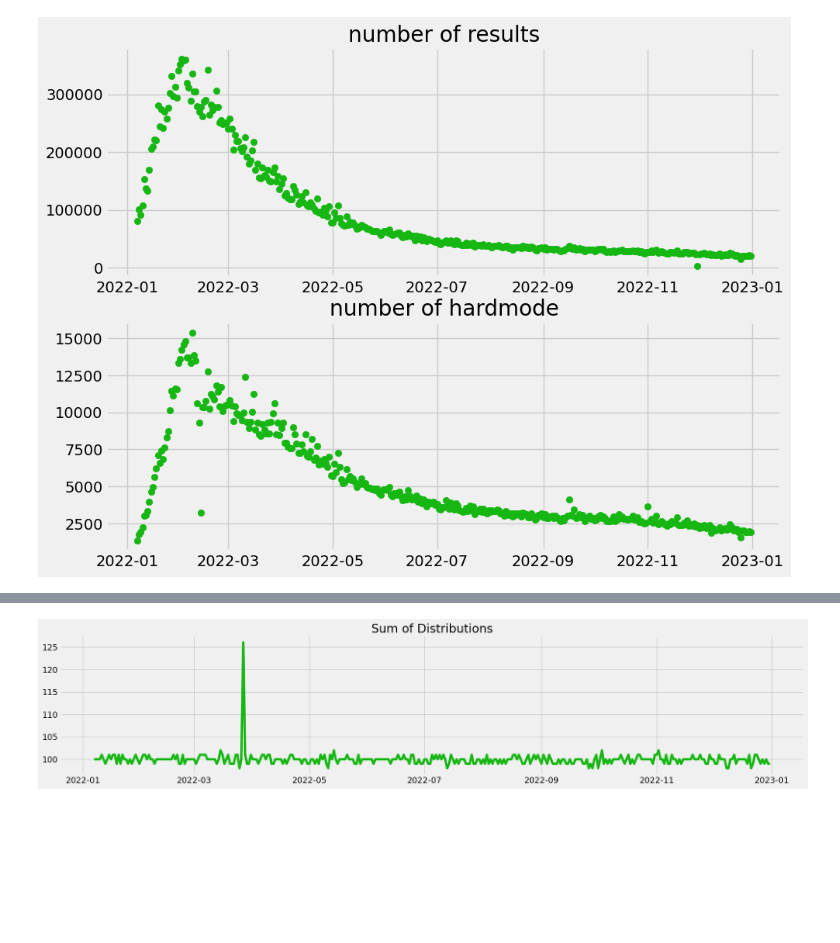
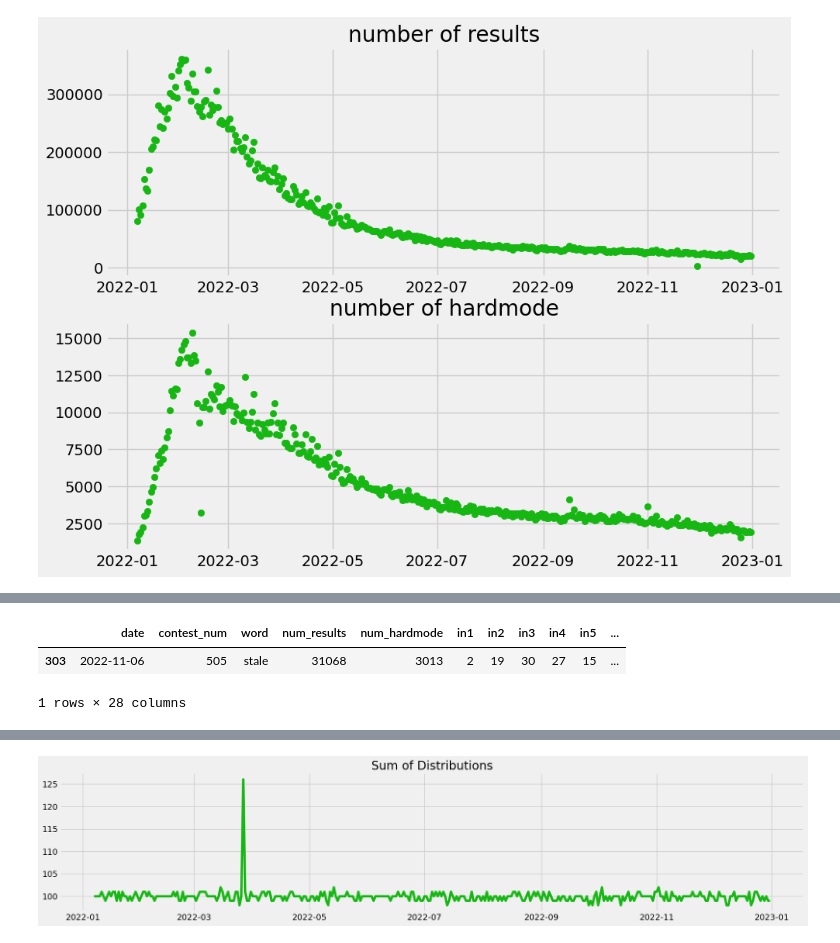
Before and after one commit to carlostbello/COMAP2023, a Jupyter notebook: src/preprocessing.ipynb, the cells around one changed output, grey strips where cells are left out. Cells and saved outputs as stored; diff of their text form; code cells hidden in the pictures; blank space fills up the shorter version.

```diff
--- a/src/preprocessing.ipynb
+++ b/src/preprocessing.ipynb
@@ -135,3 +153,9 @@ df.loc[321,'num_hardmode'] = (df.loc[320,'num_hardmode']+df.loc[322,'num_hardmod
+# %%
+df[df.num_hardmode == df[df.date.dt.month==11].num_hardmode.max()]
+# %% [output]
+|  | date | contest_num | word | num_results | num_hardmode | in1 | in2 | in3 | in4 | in5 | ... |
+| 303 | 2022-11-06 | 505 | stale | 31068 | 3013 | 2 | 19 | 30 | 27 | 15 | ... |
+1 rows × 28 columns
 # %%
 fig = plt.figure(figsize=(10,8))
 
```
Also changed, not shown: parts of 10 cells of this notebook, 4 other files.
